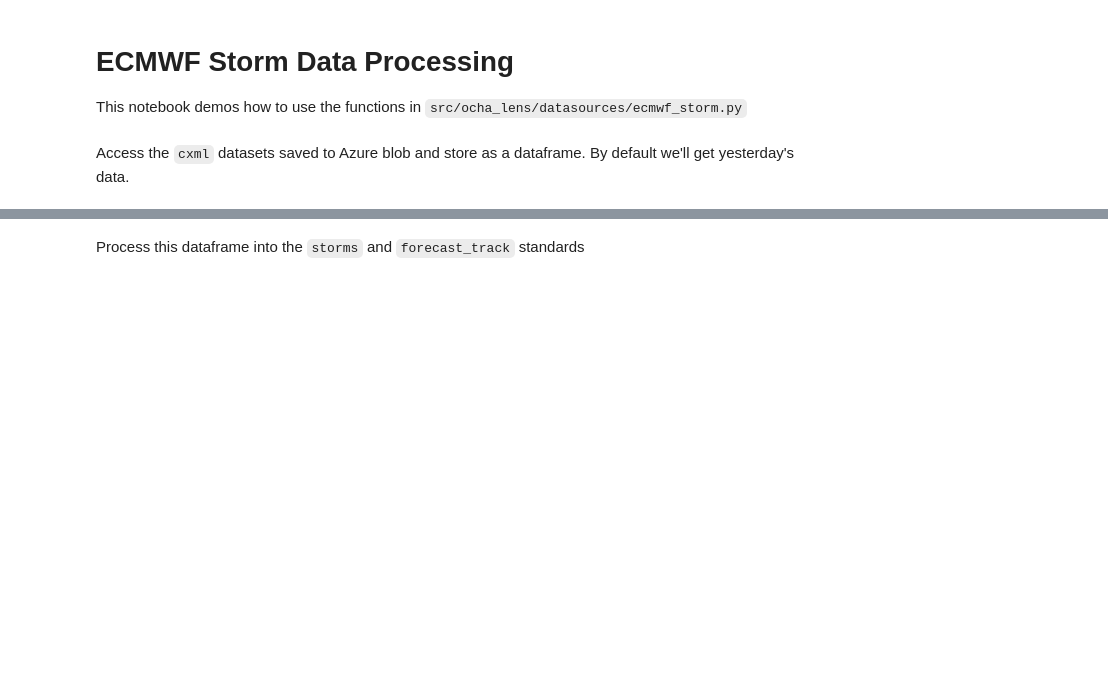
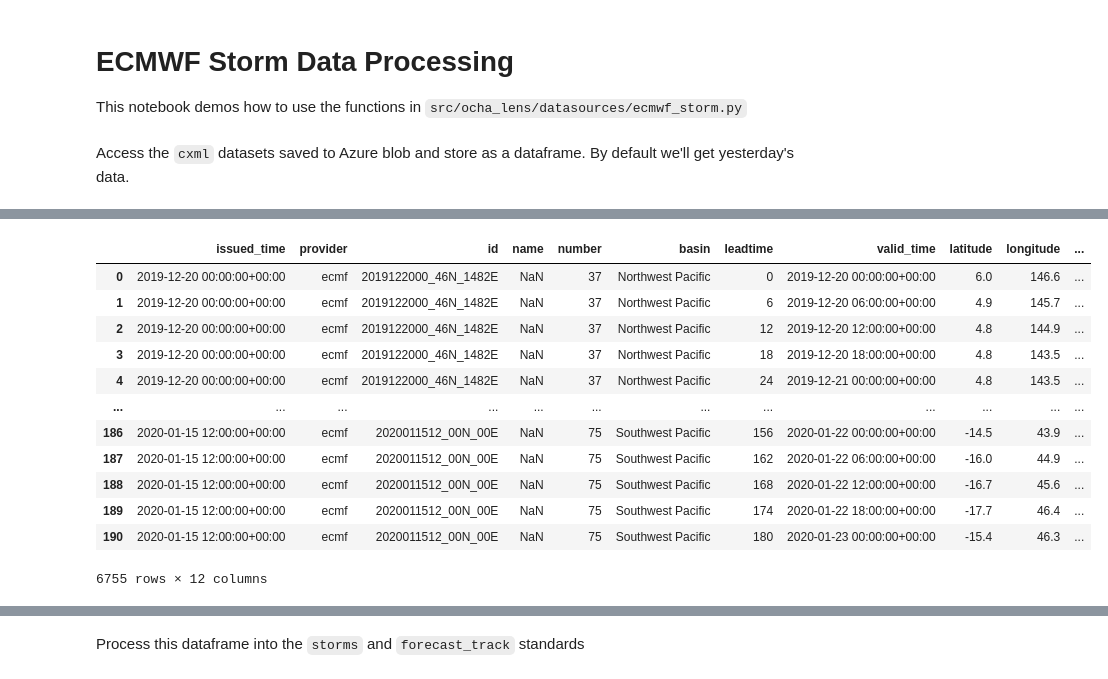
Before and after one commit to OCHA-DAP/ocha-lens, a Jupyter notebook: examples/ecmwf_storm.ipynb, the cells around one changed output, grey strips where cells are left out. Saved outputs shown, nothing was run; the diff lists cells and outputs as text; code cells hidden in the pictures; blank space fills up the shorter version.

```diff
--- a/examples/ecmwf_storm.ipynb
+++ b/examples/ecmwf_storm.ipynb
@@ -15,0 +18,16 @@ Processing for 2025-07-20 00:00:00...
+# %%
+df_raw
+# %% [output]
+|  | issued_time | provider | id | name | number | basin | leadtime | valid_time | latitude | longitude | ... |
+| 0 | 2019-12-20 00:00:00+00:00 | ecmf | 2019122000_46N_1482E | NaN | 37 | Northwest Pacific | 0 | 2019-12-20 00:00:00+00:00 | 6.0 | 146.6 | ... |
+| 1 | 2019-12-20 00:00:00+00:00 | ecmf | 2019122000_46N_1482E | NaN | 37 | Northwest Pacific | 6 | 2019-12-20 06:00:00+00:00 | 4.9 | 145.7 | ... |
+| 2 | 2019-12-20 00:00:00+00:00 | ecmf | 2019122000_46N_1482E | NaN | 37 | Northwest Pacific | 12 | 2019-12-20 12:00:00+00:00 | 4.8 | 144.9 | ... |
+| 3 | 2019-12-20 00:00:00+00:00 | ecmf | 2019122000_46N_1482E | NaN | 37 | Northwest Pacific | 18 | 2019-12-20 18:00:00+00:00 | 4.8 | 143.5 | ... |
+| 4 | 2019-12-20 00:00:00+00:00 | ecmf | 2019122000_46N_1482E | NaN | 37 | Northwest Pacific | 24 | 2019-12-21 00:00:00+00:00 | 4.8 | 143.5 | ... |
+| ... | ... | ... | ... | ... | ... | ... | ... | ... | ... | ... | ... |
+| 186 | 2020-01-15 12:00:00+00:00 | ecmf | 2020011512_00N_00E | NaN | 75 | Southwest Pacific | 156 | 2020-01-22 00:00:00+00:00 | -14.5 | 43.9 | ... |
+| 187 | 2020-01-15 12:00:00+00:00 | ecmf | 2020011512_00N_00E | NaN | 75 | Southwest Pacific | 162 | 2020-01-22 06:00:00+00:00 | -16.0 | 44.9 | ... |
+| 188 | 2020-01-15 12:00:00+00:00 | ecmf | 2020011512_00N_00E | NaN | 75 | Southwest Pacific | 168 | 2020-01-22 12:00:00+00:00 | -16.7 | 45.6 | ... |
+| 189 | 2020-01-15 12:00:00+00:00 | ecmf | 2020011512_00N_00E | NaN | 75 | Southwest Pacific | 174 | 2020-01-22 18:00:00+00:00 | -17.7 | 46.4 | ... |
+| 190 | 2020-01-15 12:00:00+00:00 | ecmf | 2020011512_00N_00E | NaN | 75 | Southwest Pacific | 180 | 2020-01-23 00:00:00+00:00 | -15.4 | 46.3 | ... |
+6755 rows × 12 columns
```
Also changed, not shown: parts of 10 cells of this notebook, 1 other file.
